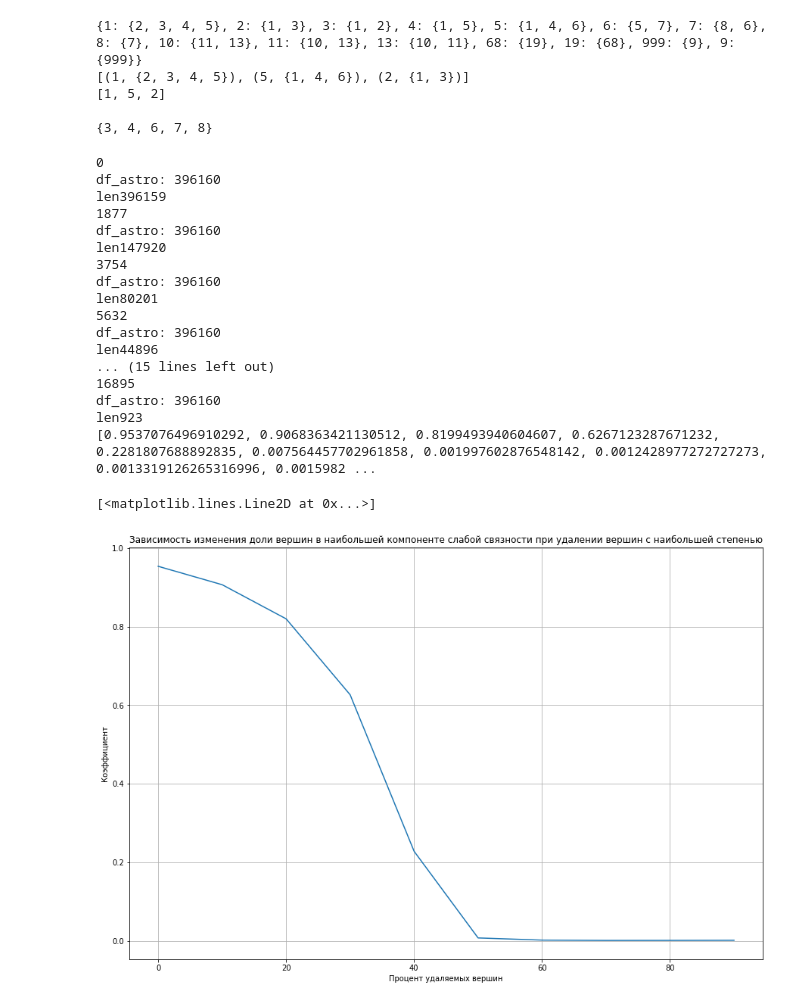
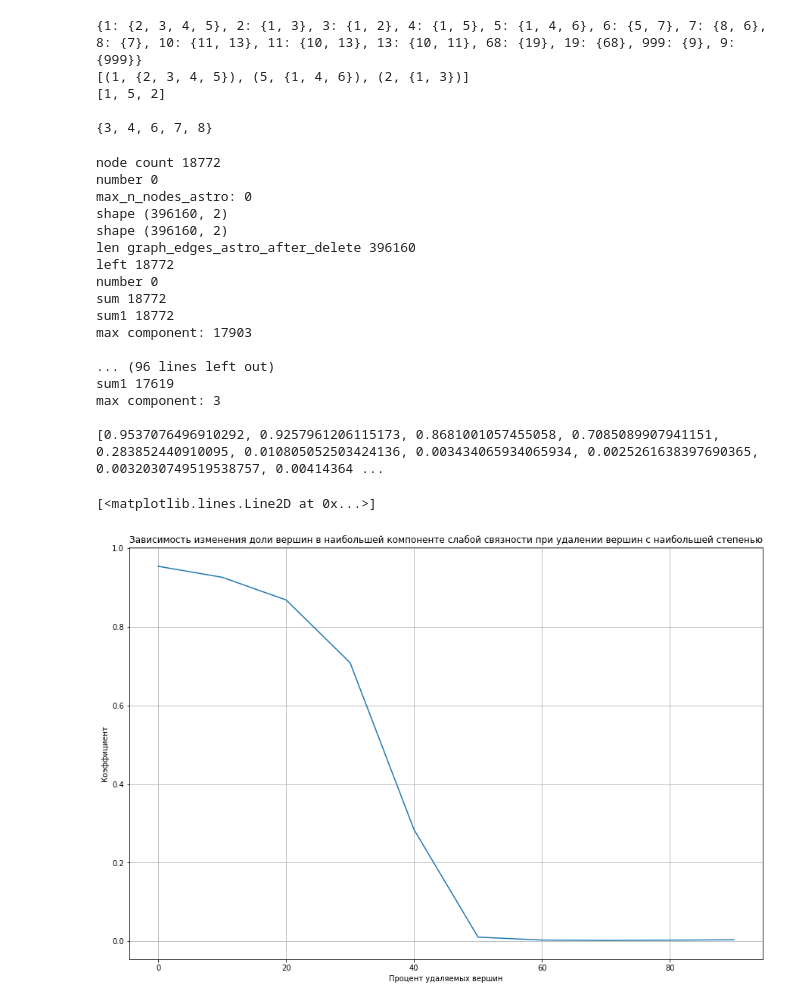
Before and after one commit to imalinowski/FiniteGraphs, a Jupyter notebook: graphs.ipynb, the cells around one changed output. Drawn from its saved outputs; the diff is of its cells as text; code cells hidden in the pictures.

```diff
--- a/graphs.ipynb
+++ b/graphs.ipynb
@@ -726,5 +669,4 @@ plt.plot(node_numbers_to_delete, node_proportions)
 # %%
-# node_numbers_to_delete = [2, 4, 8, 16, 32, 64, 78 ,128, 200 ,256, 315, 450, 512, 600, 712, 827, 901, 1024, 1500, 2048, 3000, 3500, 4096, 5000, 6000, 7000, 8182, 9000, 10000, 16364, 20000, 30000, 40000, 50000, 70000, 90000, 100000, 150000, 200000, 300000, 400000, 500000]
 nodes_google = set([*df_google["u"].unique(), *df_google["v"].unique()])
 nodes_google_len = len(nodes_google)
 node_proportions_google = []
@@ -732,19 +674,18 @@ node_proportions_google = []
 
 for i in range(0,100, 10):
     number = round(nodes_google_len*i*0.01)
-    print(number)
+
     nodes_to_delete_google = random.sample(list(nodes_google), k=number)
     nodes_to_delete_google_df = pd.DataFrame(nodes_to_delete_google)
     df_google_after_delete = df_google[~df_google.u.isin(nodes_to_delete_google)]
     df_google_after_delete = df_google_after_delete[~df_google_after_delete.v.isin(nodes_to_delete_google)]
     graph_edges_google_after_delete = [edge for edge in df_google_after_delete.values]
     graph_edges_google_after_delete.pop(0)
-    print(f'len{len(graph_edges_google_after_delete)}')
-
+    left = len(set([*df_google_after_delete["u"].unique(), *df_google_after_delete["v"].unique()]))
     graph_components_google_after_delete = find_components(graph_edges_google_after_delete)
     new_max_component_google = max(graph_components_google_after_delete, key=lambda i: len(i))
 
-    proportion = len(set(new_max_component_google))/(nodes_google_len-number)
+    proportion = len(set(new_max_component_google))/(left)
     node_proportions_google.append(proportion)
 
 print(node_proportions_google)
@@ -866,61 +782,51 @@ print(max_component_test_after_delete)
 
 {3, 4, 6, 7, 8}
 # %%
-node_numbers_to_delete = [2, 4, 8, 16, 32, 64, 78 ,128, 200 ,256, 315, 450, 512, 600, 712, 827, 901, 1024, 1500, 2048, 3000, 3500, 4096, 5000, 6000, 7000, 8182, 9000, 10000, 16364]
-# node_numbers_to_delete = [2, 4, 8, 16]
 node_proportions_astro = []
-
-
+df_astro_copy = df_astro.copy(deep=True)
+node_count = len(set([*df_astro["u"].unique(), *df_astro["v"].unique()]))
+print(f"node count {node_count}")
 for i in range(0,100, 10):
     number = round(nodes_astro_len*i*0.01)
-    print(number)
-
     max_n_nodes_astro = heapq.nlargest(number, graph_nodes_degrees_astro.items(), key=lambda item: len(item[1]))
     max_n_nodes_astro = [node[0] for node in max_n_nodes_astro]
+    df_astro_after_delete = df_astro_copy.query(f"u not in {max_n_nodes_astro} & v not in {max_n_nodes_astro}")
 
-    print(f'df_astro: {len(df_astro)}')
+    left = len(set([*df_astro_after_delete["u"].unique(), *df_astro_after_delete["v"].unique()]))
+    df_astro_after_delete
 
-    df_astro_after_delete = df_astro[~df_astro.u.isin(max_n_nodes_astro)]
-
-
-
-    df_astro_after_delete = df_astro_after_delete[~df_astro_after_delete.v.isin(max_n_nodes_astro)]
-    graph_edges_astro_after_delete = [edge for edge in df_astro_after_delete[["u", "v"]].values]
-    graph_edges_astro_after_delete.pop(0)
-    print(f'len{len(graph_edges_astro_after_delete)}')
-
+    graph_edges_astro_after_delete = [edge for edge in df_astro_after_delete[~df_astro_after_delete.isin({"v": max_n_nodes_astro, "u": max_n_nodes_astro})].values]
     graph_components_astro_after_delete = find_components(graph_edges_astro_after_delete)
     new_max_component_astro = max(graph_components_astro_after_delete, key=lambda i: len(i))
-
-    proportion = len(set(new_max_component_astro))/(nodes_astro_len-number)
+    proportion = len(set(new_max_component_astro))/(left)
     node_proportions_astro.append(proportion)
 
 print(node_proportions_astro)
 plt.figure(figsize=(15, 10))
 plt.title("Зависимость изменения доли вершин в наибольшей компоненте слабой связности при удалении вершин с наибольшей степенью")
 plt.xlabel("Процент удаляемых вершин")
 plt.ylabel("Коэффициент")
 plt.grid()
 node_numbers_to_delete = [i for i in range(0,100, 10)]
 plt.plot(node_numbers_to_delete, node_proportions_astro)
 # %% [output]
-0
-df_astro: 396160
-len396159
-1877
-df_astro: 396160
-len147920
-3754
-df_astro: 396160
-len80201
-5632
-df_astro: 396160
-len44896
-... (15 lines left out)
-16895
-df_astro: 396160
-len923
-[0.9537076496910292, 0.9068363421130512, 0.8199493940604607, 0.6267123287671232, 0.2281807688892835, 0.007564457702961858, 0.001997602876548142, 0.0012428977272727273, 0.0013319126265316996, 0.0015982 ...
+node count 18772
+number 0
+max_n_nodes_astro: 0
+shape (396160, 2)
+shape (396160, 2)
+len graph_edges_astro_after_delete 396160
+left 18772
+number 0
+sum 18772
+sum1 18772
+max component: 17903
+
+... (96 lines left out)
+sum1 17619
+max component: 3
+
+[0.9537076496910292, 0.9257961206115173, 0.8681001057455058, 0.7085089907941151, 0.283852440910095, 0.010805052503424136, 0.003434065934065934, 0.0025261638397690365, 0.0032030749519538757, 0.00414364 ...
 [<matplotlib.lines.Line2D at 0x...>]
-[figure, old version]
+[figure, new version]
 # %%
```
Also changed, not shown: parts of 41 cells of this notebook.
